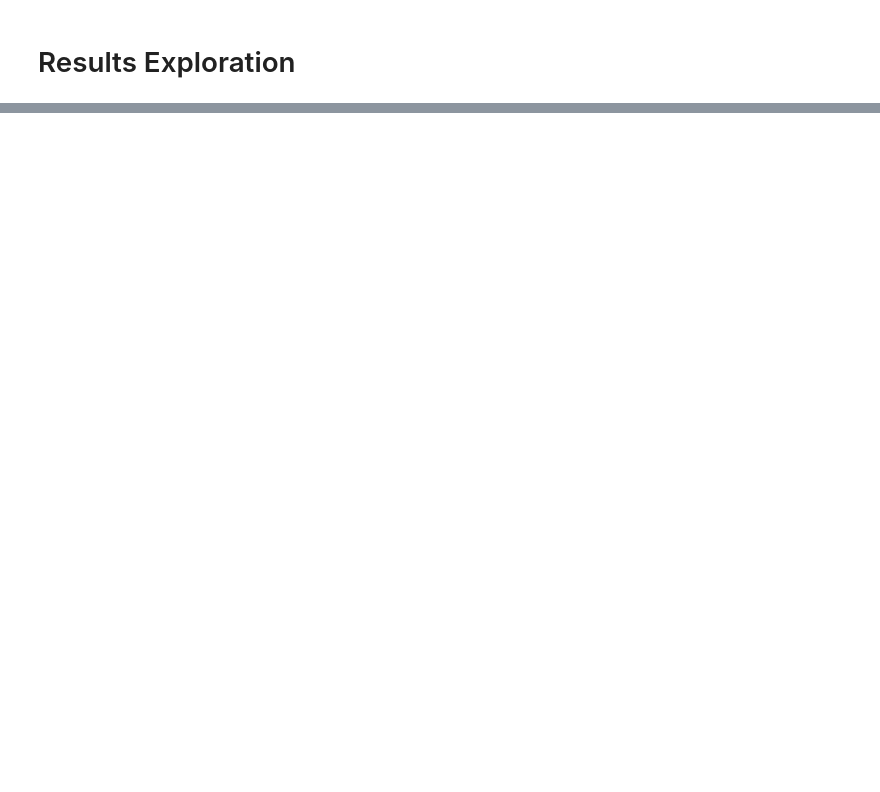
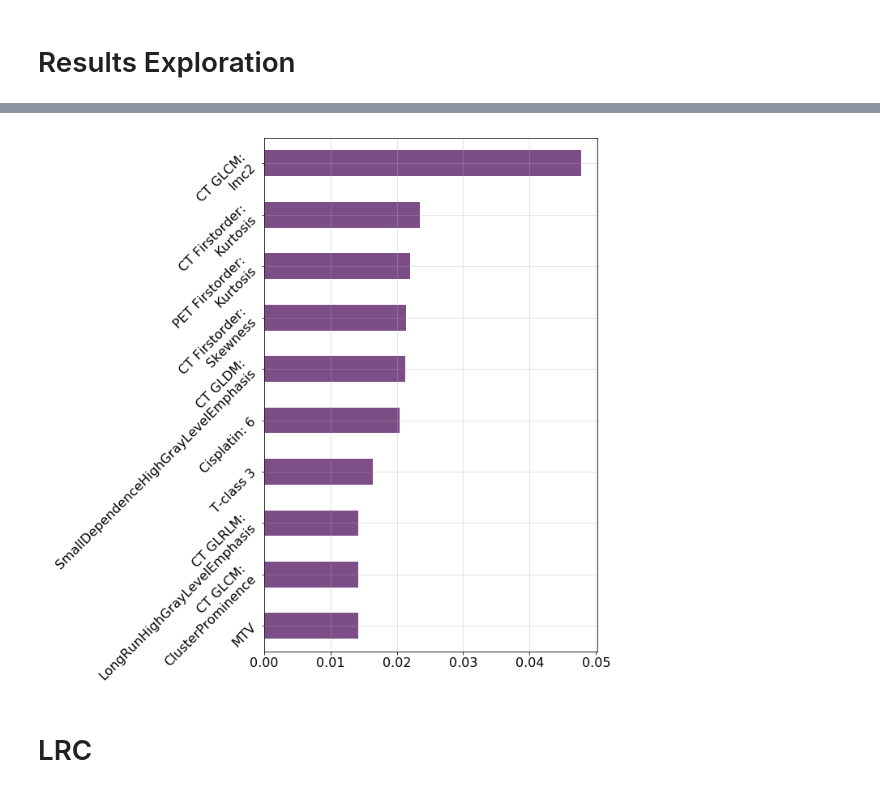
Before and after one commit to GSEL9/head-and-neck, a Jupyter notebook: ipynbs/results_exploration.ipynb, the cells around one changed output, grey strips where cells are left out. Saved outputs shown, nothing was run; the diff lists cells and outputs as text; code cells hidden in the pictures; blank space fills up the shorter version.

```diff
--- a/ipynbs/results_exploration.ipynb
+++ b/ipynbs/results_exploration.ipynb
@@ -163,0 +252,21 @@ data.head()
+# %%
+pfs_feature_importances = []
+
+X_data, y_data = X[X.columns[plsr_pfs_votings == 10]].values, y_pfs.values
+for seed in range(10):
+    sampler = utils.BootstrapOutOfBag(n_splits=50, random_state=seed)
+    for train_idx, test_idx in sampler.split(X_data, y_data):
+
+        X_train, X_test = X_data[train_idx], X_data[test_idx]
+        y_train, y_test = y_data[train_idx], y_data[test_idx]
+
+        X_train_std, X_test_std = utils.train_test_z_scores(X_train, X_test)
+
+        model = PLSRegression(n_components=70, max_iter=500, scale=True, tol=0.001)
+        model.fit(X_train_std, y_train)
+
+        imps = _feature_importance_permutation(
+            X_test_std, y_test, model, score_func=roc_auc_score,
+            num_rounds=10, seed=seed
+        )
+        pfs_feature_importances.append(imps)
@@ -163,0 +277,28 @@ data.head()
+# %%
+avg_pfs_importances = np.mean(pfs_feature_importances, axis=0)
+# %%
+pfs_contributors = np.copy(avg_pfs_importances)
+pfs_removeables = np.copy(avg_pfs_importances)
+pfs_contributors[avg_pfs_importances < 0] = 0
+pfs_removeables[avg_pfs_importances > 0] = 0
+# %%
+top_idx = np.argsort(pfs_contributors)[-10:]
+pd.Series(pfs_contributors[top_idx]).plot(
+    kind='barh',
+    figsize=(10, 10),
+    fontsize=16,
+    colormap=plt.cm.viridis,
+    alpha=0.7,
+);
+plt.yticks(
+    range(np.size(top_idx)), prep_feature_names(X.columns[top_idx]),
+    rotation=45
+);
+plt.xticks(fontsize=16);
+plt.grid(which='both', alpha=0.4)
+plt.tight_layout()
+plt.savefig('./../../data/fallback/figures/plsr_feature_rankings.png')
+# %% [output]
+[figure, added]
+# %% [markdown]
+# LRC
```
Also changed, not shown: parts of 48 cells of this notebook, 6 other files.
